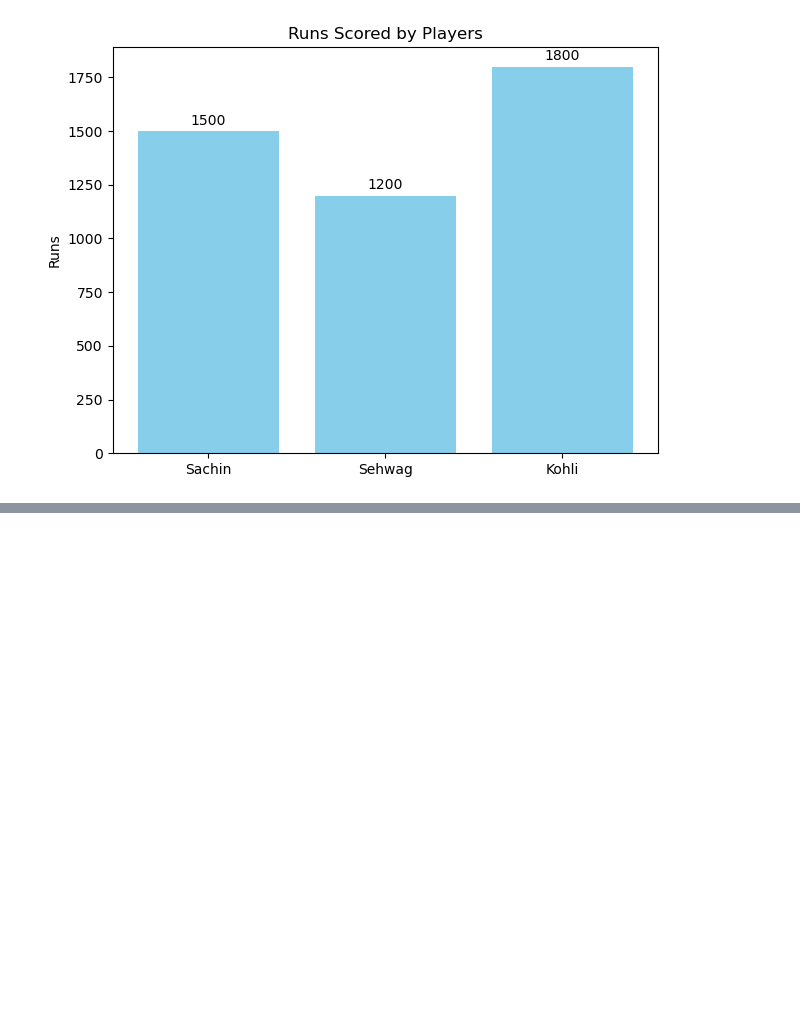
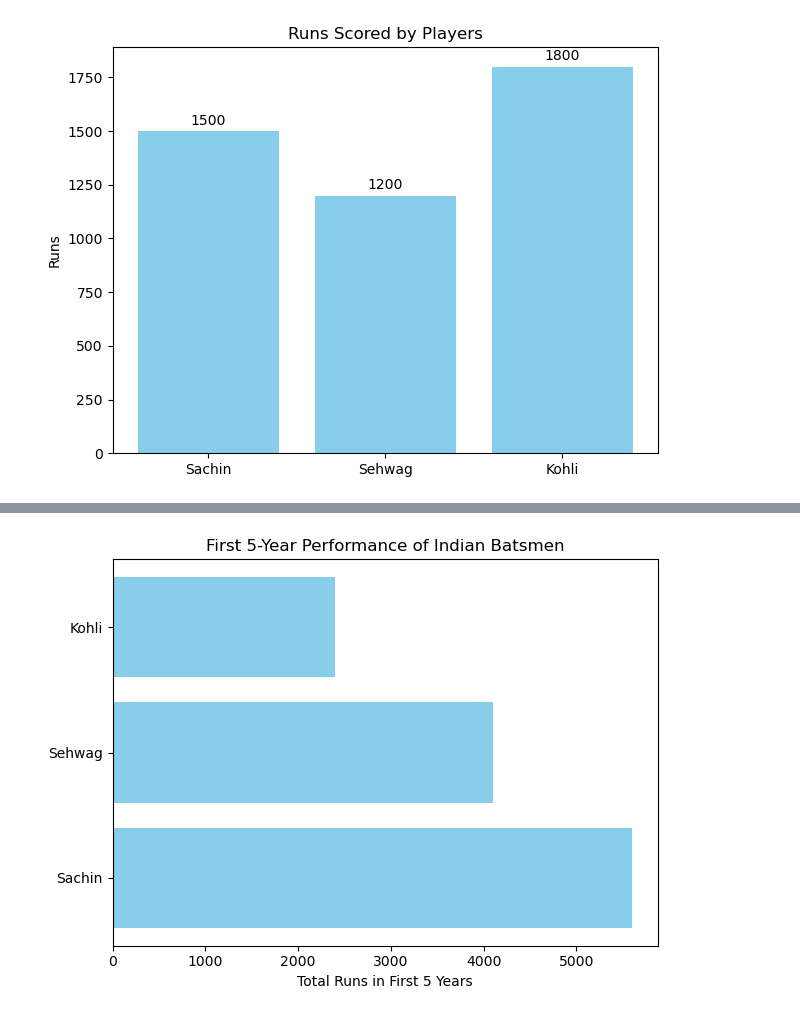
Before and after one commit to nandini981/Data-Scientist-Course, a Jupyter notebook: Data Visualization/matplotlib/barcharts.ipynb, the cells around one changed output, grey strips where cells are left out. Cells and saved outputs as stored; diff of their text form; code cells hidden in the pictures; blank space fills up the shorter version.

```diff
--- a/Data Visualization/matplotlib/barcharts.ipynb
+++ b/Data Visualization/matplotlib/barcharts.ipynb
@@ -131,0 +148,8 @@ plt.show()
+# %%
+plt.barh(players, runs_5yrs, color="skyblue")
+plt.xlabel("Total Runs in First 5 Years")
+plt.title("First 5-Year Performance of Indian Batsmen")
+plt.tight_layout()
+plt.show()
+# %% [output]
+[figure, added]
```
Also changed, not shown: parts of 2 cells of this notebook.
